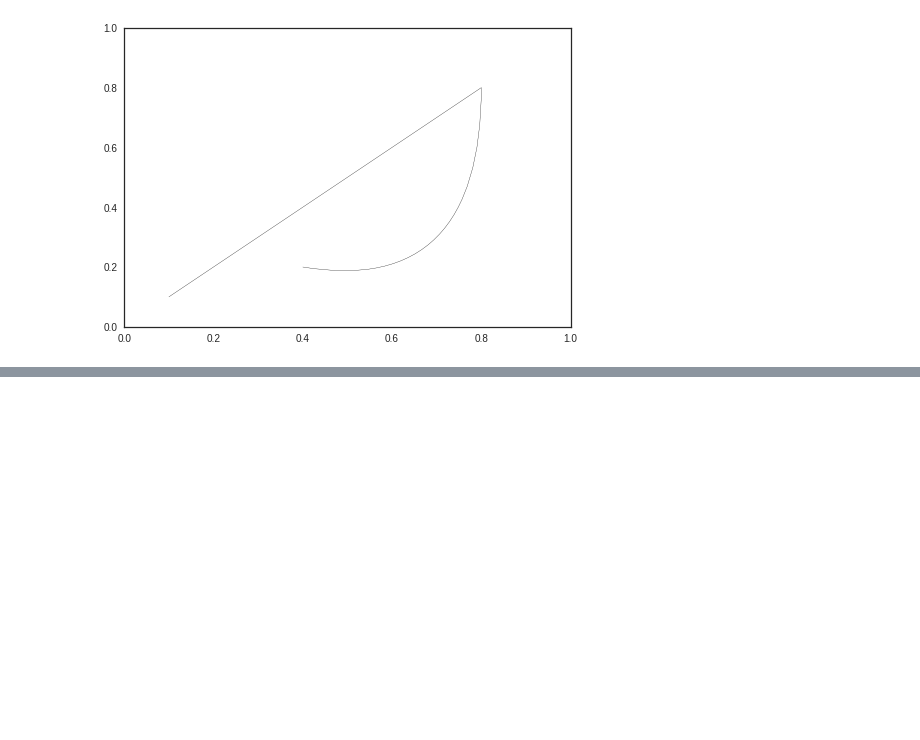
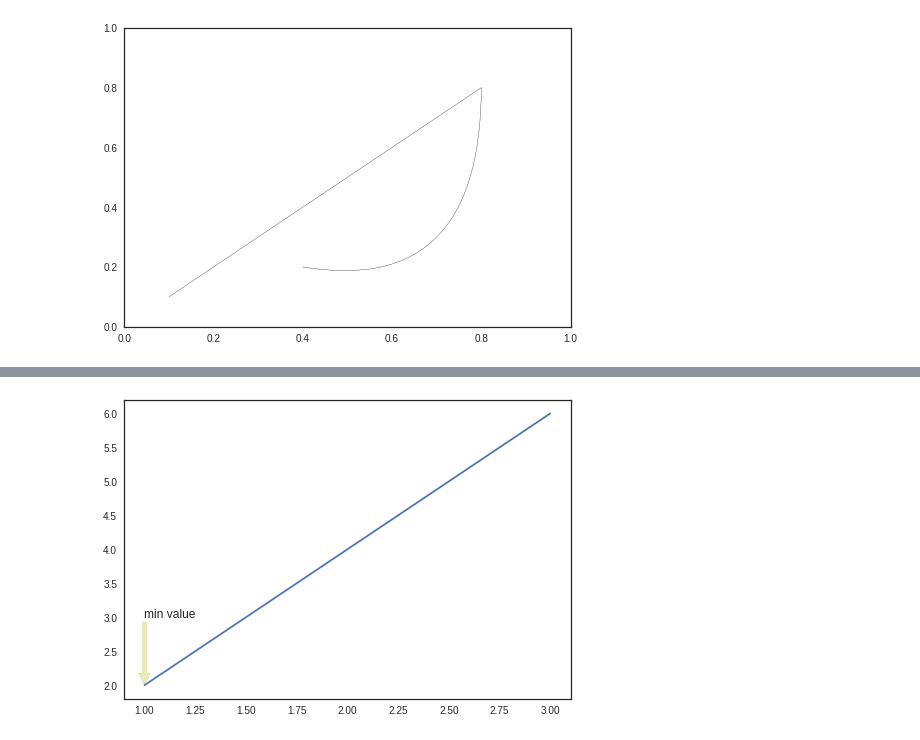
Before and after one commit to Sandokhan/pluralsight, a Jupyter notebook: Plurasight_Matplotlib2.ipynb, the cells around one changed output, grey strips where cells are left out. Saved outputs shown, nothing was run; the diff lists cells and outputs as text; code cells hidden in the pictures; blank space fills up the shorter version.

```diff
--- a/Plurasight_Matplotlib2.ipynb
+++ b/Plurasight_Matplotlib2.ipynb
@@ -76,0 +100,14 @@ plt.show()
+# %%
+fig, ax = plt.subplots()
+ax.plot([1,2,3],
+        [2,4,6])
+
+ax.annotate('min value',
+            xy=(1,2), #point which will be highlighted
+            xytext=(1,3), #coordinates of bottom left of the text annotation
+            arrowprops=dict(facecolor='y', edgecolor='green', alpha=.3)
+           )
+
+plt.show()
+# %% [output]
+[figure, added]
```
Also changed, not shown: parts of 16 cells of this notebook.
